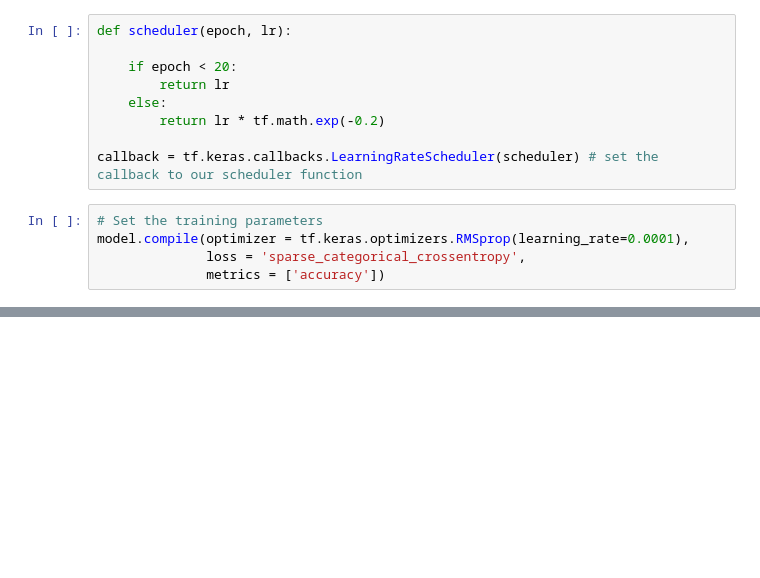
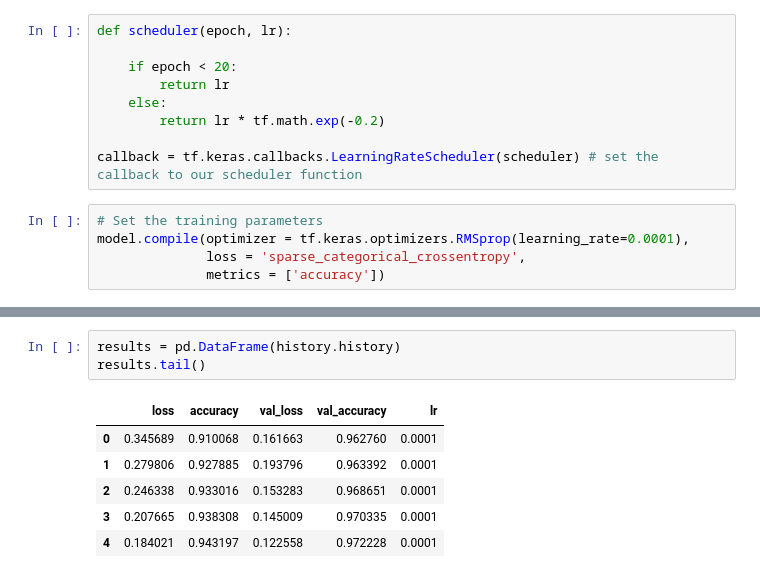
Before and after one commit to Millrocious/python-ai, a Jupyter notebook: pr2/catsvsdogs.ipynb, the cells around one changed output, grey strips where cells are left out. Saved outputs shown, nothing was run; the diff lists cells and outputs as text; blank space fills up the shorter version.

```diff
--- a/pr2/catsvsdogs.ipynb
+++ b/pr2/catsvsdogs.ipynb
@@ -167,0 +220,10 @@ KeyboardInterrupt:
+# %%
+results = pd.DataFrame(history.history)
+results.tail()
+# %% [output]
+|  | loss | accuracy | val_loss | val_accuracy | lr |
+| 0 | 0.345689 | 0.910068 | 0.161663 | 0.962760 | 0.0001 |
+| 1 | 0.279806 | 0.927885 | 0.193796 | 0.963392 | 0.0001 |
+| 2 | 0.246338 | 0.933016 | 0.153283 | 0.968651 | 0.0001 |
+| 3 | 0.207665 | 0.938308 | 0.145009 | 0.970335 | 0.0001 |
+| 4 | 0.184021 | 0.943197 | 0.122558 | 0.972228 | 0.0001 |
```
Also changed, not shown: parts of 9 cells of this notebook.
